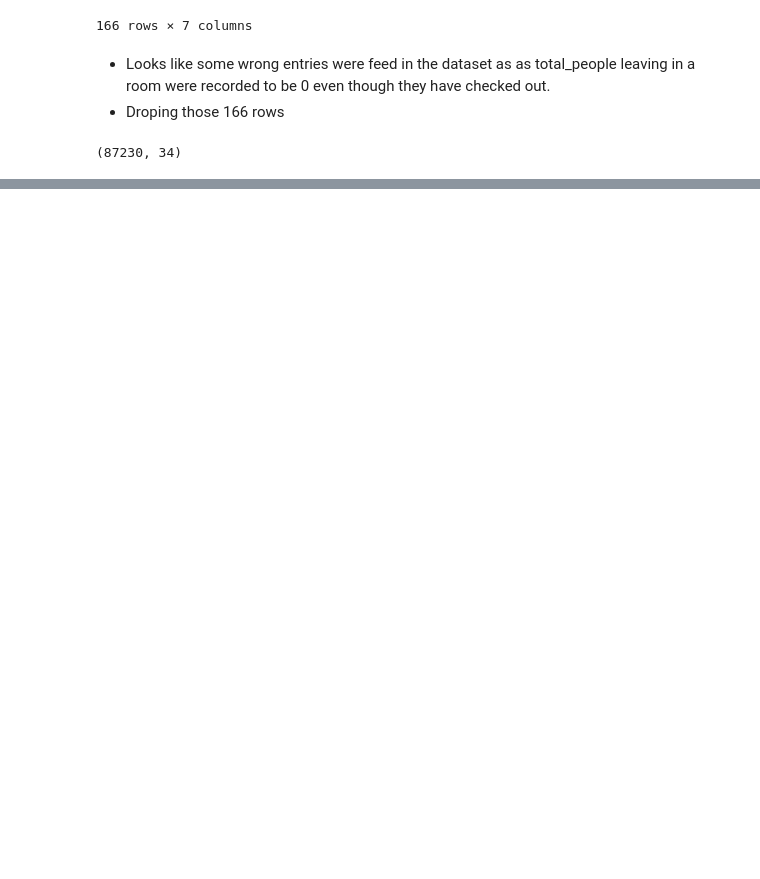
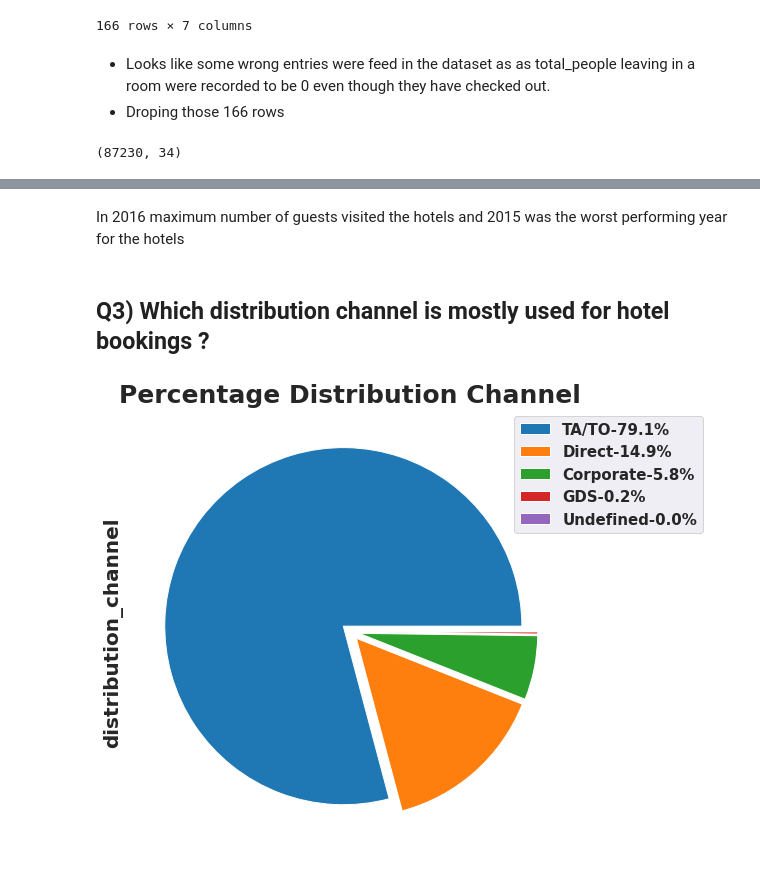
Before and after one commit to 7-sumit/Hotel-Booking-Analysis, a Jupyter notebook: Sumit_Berde_Hotel_Booking_Analysis_Capstone_Project.ipynb, the cells around one changed output, grey strips where cells are left out. Drawn from its saved outputs; the diff is of its cells as text; code cells hidden in the pictures; blank space fills up the shorter version.

```diff
--- a/Sumit_Berde_Hotel_Booking_Analysis_Capstone_Project.ipynb
+++ b/Sumit_Berde_Hotel_Booking_Analysis_Capstone_Project.ipynb
@@ -315,0 +355,28 @@ df1.shape
+# %% [markdown]
+In 2016 maximum number of guests visited the hotels and 2015 was the worst performing year for the hotels
+# %% [markdown]
+## Q3) Which distribution channel is mostly used for hotel bookings ?
+# %%
+# Here while plotting pie chart problem of overlapping of labels occurs to avoid this few extra lines of code are written
+
+# Creating list of labels
+types = df1['distribution_channel'].value_counts().index.tolist()
+
+# Creating distribution channel df
+distribution_df = df1['distribution_channel'].value_counts().reset_index().rename(columns={'index':'distribution_channel','distribution_channel':'count'})
+
+# Calculating percentages of different distribution channel
+distribution_df['percentages'] = round(distribution_df['count']*100/np.sum(distribution_df['count']),1)
+
+# Creating a list of percentages
+percentages = distribution_df['percentages'].tolist()
+
+# Formating labels in required format
+labels = [f'{t}-{p}%'   for t,p in zip(types,percentages)]
+
+# Plotting a pie chart
+df1['distribution_channel'].value_counts().plot.pie(figsize=(8,9),labels=None,explode=(0.05,0.05,0.05,0.05,0.05))
+plt.legend(labels=labels,loc='upper left',bbox_to_anchor=(0.85, 1))
+plt.title('Percentage Distribution Channel');
+# %% [output]
+[figure, added]
```
Also changed, not shown: parts of 15 cells of this notebook.
